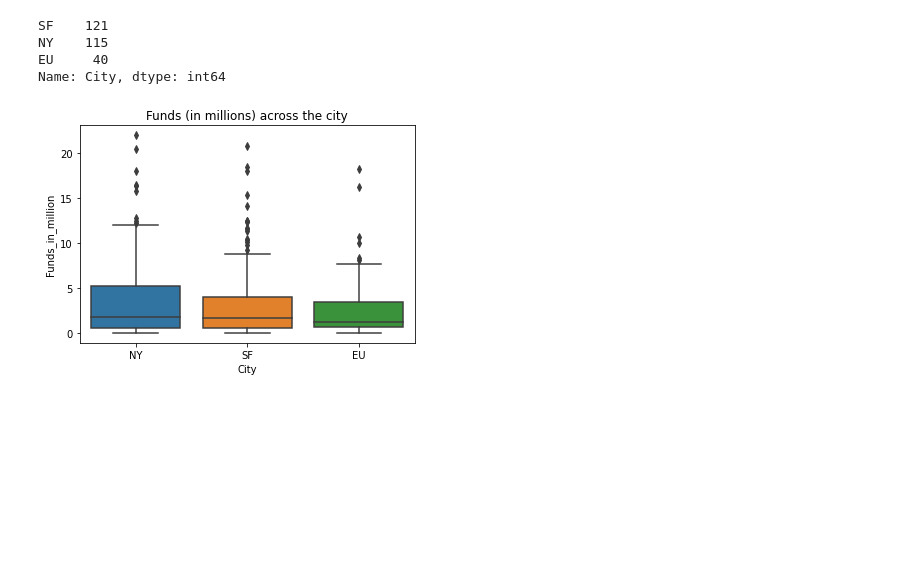
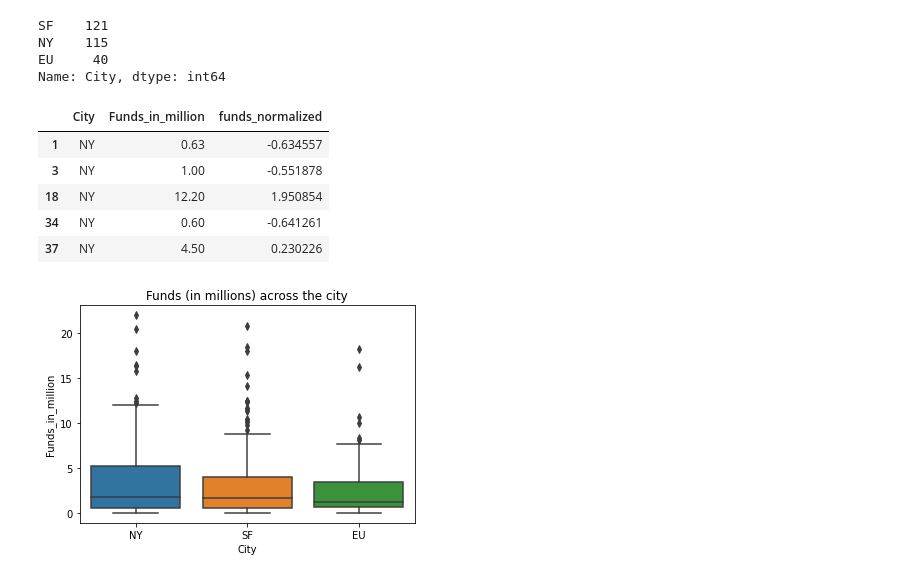
Before and after one commit to AnirbanDatta87/Python, a Jupyter notebook: Concepts/C02- Statistics/Statistics case study.ipynb, the cells around one changed output. Saved outputs shown, nothing was run; the diff lists cells and outputs as text; code cells hidden in the pictures; blank space fills up the shorter version.

```diff
--- a/Concepts/C02- Statistics/Statistics case study.ipynb
+++ b/Concepts/C02- Statistics/Statistics case study.ipynb
@@ -479,3 +479,13 @@ SF    121
 NY    115
 EU     40
 Name: City, dtype: int64
+# %%
+df_cities['funds_normalized'] = (df_cities['Funds_in_million'] - df_cities['Funds_in_million'].mean())/df_cities['Funds_in_million'].std(ddof = 0)
+df_cities.head()
+# %% [output]
+|  | City | Funds_in_million | funds_normalized |
+| 1 | NY | 0.63 | -0.634557 |
+| 3 | NY | 1.00 | -0.551878 |
+| 18 | NY | 12.20 | 1.950854 |
+| 34 | NY | 0.60 | -0.641261 |
+| 37 | NY | 4.50 | 0.230226 |
```
Also changed, not shown: parts of 5 cells of this notebook, 6 other files.
